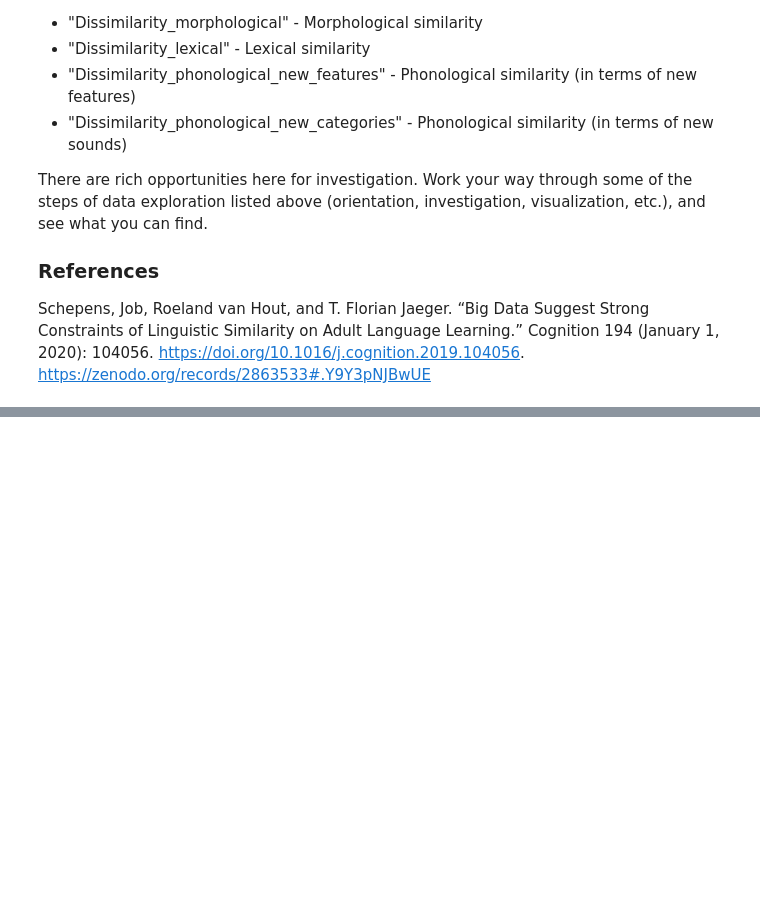
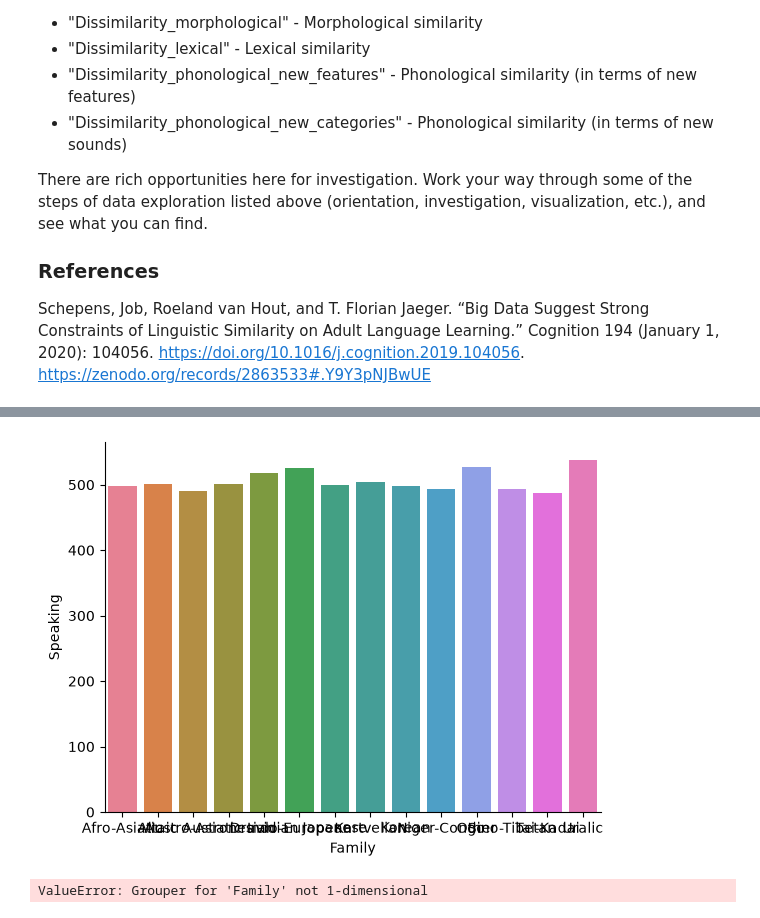
Before and after one commit to EmilieJN/Experimental-Psycholinguistics, a Jupyter notebook: data-exploration.ipynb, the cells around one changed output, grey strips where cells are left out. Drawn from its saved outputs; the diff is of its cells as text; code cells hidden in the pictures; blank space fills up the shorter version.

```diff
--- a/data-exploration.ipynb
+++ b/data-exploration.ipynb
@@ -47,4 +47,4 @@ import seaborn as sns
 import pingouin as pg
 
 url = 'https://raw.githubusercontent.com/ethanweed/ExPsyLing/master/notebooks/data%20exploration/stex.csv'
-df = pd.read_csv(url, encoding="cp1252")
+raw = pd.read_csv(url, encoding="cp1252")
@@ -50,0 +72,6 @@ df = pd.read_csv(url, encoding="cp1252")
+# %%
+cols = ['L1','Family', 'C', 'L2', 'AaA', 'LoR', 'Family', 'morph', 'lex', 'new_feat', 'new_sounds','Speaking']
+df = raw[cols]
+dscore = df[df['Speaking']> 499]
+dscore = dscore[dscore['Speaking'] != 499]
+dscore
@@ -50,0 +104,4 @@ df = pd.read_csv(url, encoding="cp1252")
+# %%
+df_grouped = df.groupby(['L1', 'lex', 'new_feat', 'new_sounds'])['Speaking'].mean().reset_index()
+df_sorted = df_grouped.sort_values(by=['Speaking'], ascending = False)
+df_sorted
@@ -50,0 +140,18 @@ df = pd.read_csv(url, encoding="cp1252")
+# %%
+sns.barplot(data=df_grouped, x='Family', y='Speaking', hue='Family')            # make a barplot
+sns.despine()
+# %% [output]
+[figure, added]
+# %%
+quantiles = np.arange(.1, 1.0, .1)  # .1 to .9
+
+# per-subject, per-condition quantiles
+df_q = (
+    df.groupby(['Family'])['Speaking']
+      .apply(lambda x: x.quantile(quantiles))
+      .rename_axis(['Family', 'quantile'])
+      .reset_index(name='Speaking')
+)
+df_q # inspect the quantiles
+# %% [output]
+ValueError: Grouper for 'Family' not 1-dimensional
```
Also changed, not shown: parts of 7 cells of this notebook, 2 other files.
